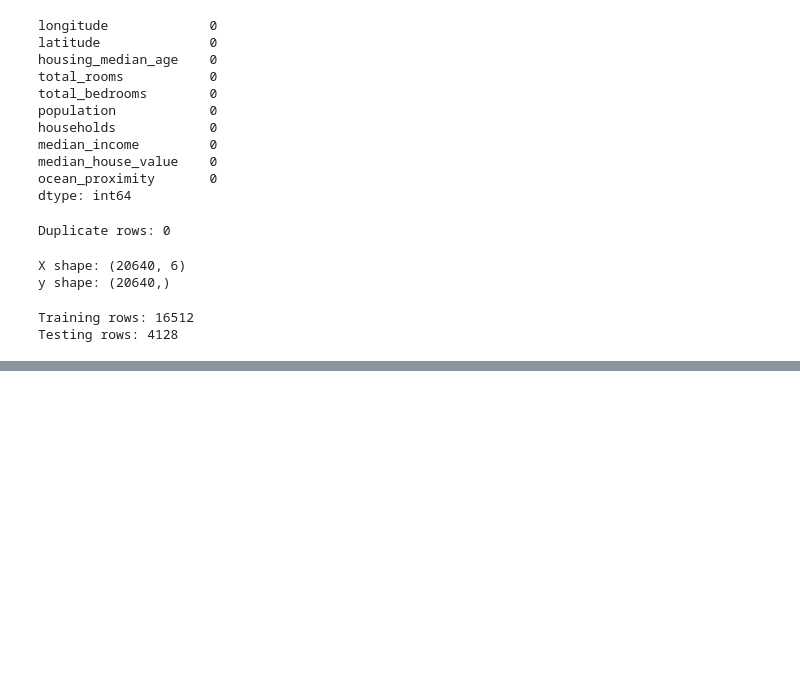
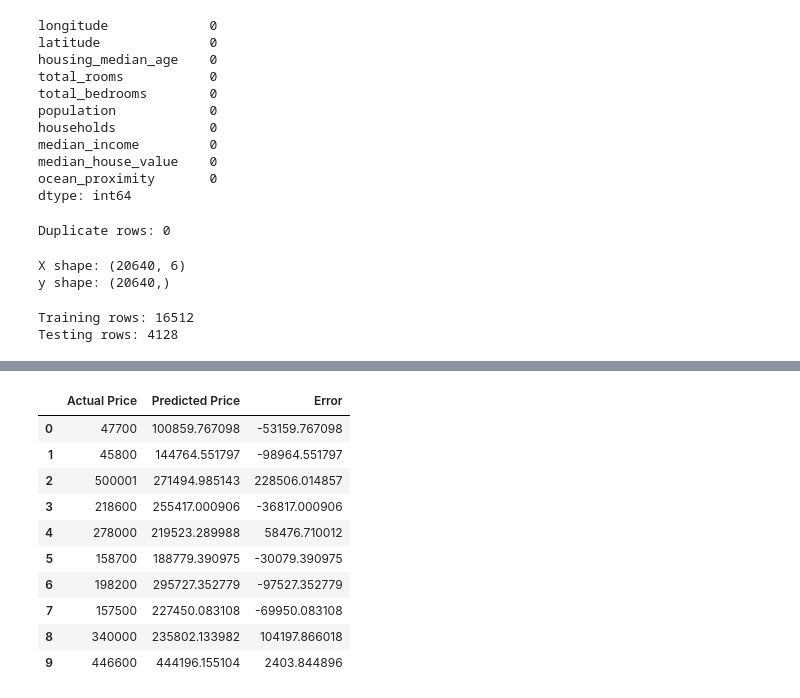
Before and after one commit to divyadn-analytics/SQL-Practice, a Jupyter notebook: housing_predictprice.ipynb, the cells around one changed output, grey strips where cells are left out. Saved outputs shown, nothing was run; the diff lists cells and outputs as text; code cells hidden in the pictures; blank space fills up the shorter version.

```diff
--- a/housing_predictprice.ipynb
+++ b/housing_predictprice.ipynb
@@ -128,0 +157,7 @@ model.fit(X_train, y_train)
+# %%
+results = pd.DataFrame({
+    'Actual Price': y_test.values,
+    'Predicted Price': y_pred
+})
+
+results.head(10)
@@ -128,0 +176,16 @@ model.fit(X_train, y_train)
+# %%
+results['Error'] = results['Actual Price'] - results['Predicted Price']
+
+results.head(10)
+# %% [output]
+|  | Actual Price | Predicted Price | Error |
+| 0 | 47700 | 100859.767098 | -53159.767098 |
+| 1 | 45800 | 144764.551797 | -98964.551797 |
+| 2 | 500001 | 271494.985143 | 228506.014857 |
+| 3 | 218600 | 255417.000906 | -36817.000906 |
+| 4 | 278000 | 219523.289988 | 58476.710012 |
+| 5 | 158700 | 188779.390975 | -30079.390975 |
+| 6 | 198200 | 295727.352779 | -97527.352779 |
+| 7 | 157500 | 227450.083108 | -69950.083108 |
+| 8 | 340000 | 235802.133982 | 104197.866018 |
+| 9 | 446600 | 444196.155104 | 2403.844896 |
```
Also changed, not shown: parts of 18 cells of this notebook.
